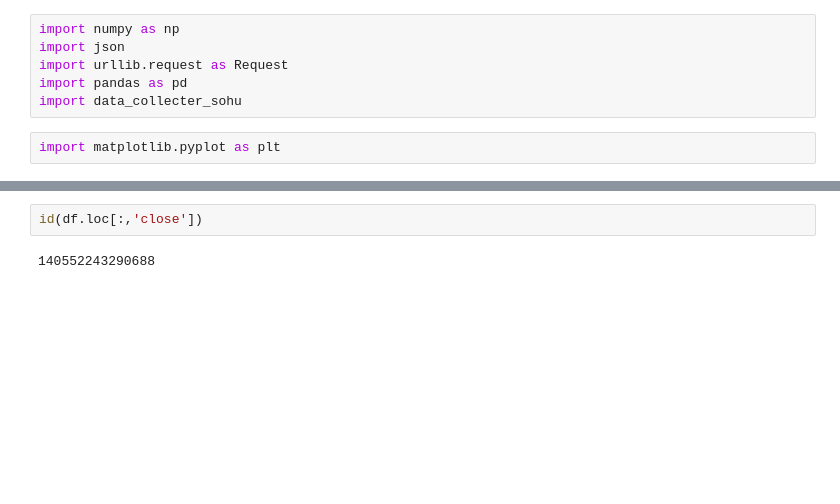
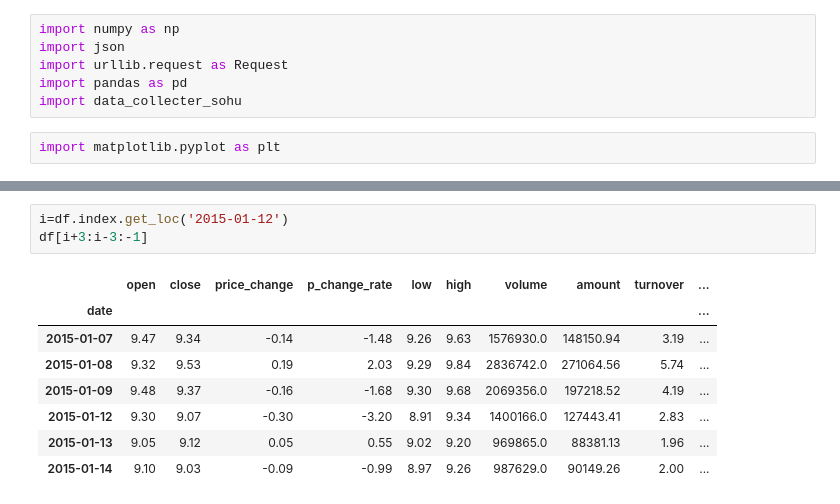
Before and after one commit to lasite/ML_stock, a Jupyter notebook: data analyze.ipynb, the cells around one changed output, grey strips where cells are left out. Cells and saved outputs as stored; diff of their text form; blank space fills up the shorter version.

```diff
--- a/data analyze.ipynb
+++ b/data analyze.ipynb
@@ -52,4 +68,12 @@ plt.show()
-# %%
-id(df.loc[:,'close'])
-# %% [output]
-140552243290688
+# %%
+i=df.index.get_loc('2015-01-12')
+df[i+3:i-3:-1]
+# %% [output]
+|  | open | close | price_change | p_change_rate | low | high | volume | amount | turnover | ... |
+| date |  |  |  |  |  |  |  |  |  | ... |
+| 2015-01-07 | 9.47 | 9.34 | -0.14 | -1.48 | 9.26 | 9.63 | 1576930.0 | 148150.94 | 3.19 | ... |
+| 2015-01-08 | 9.32 | 9.53 | 0.19 | 2.03 | 9.29 | 9.84 | 2836742.0 | 271064.56 | 5.74 | ... |
+| 2015-01-09 | 9.48 | 9.37 | -0.16 | -1.68 | 9.30 | 9.68 | 2069356.0 | 197218.52 | 4.19 | ... |
+| 2015-01-12 | 9.30 | 9.07 | -0.30 | -3.20 | 8.91 | 9.34 | 1400166.0 | 127443.41 | 2.83 | ... |
+| 2015-01-13 | 9.05 | 9.12 | 0.05 | 0.55 | 9.02 | 9.20 | 969865.0 | 88381.13 | 1.96 | ... |
+| 2015-01-14 | 9.10 | 9.03 | -0.09 | -0.99 | 8.97 | 9.26 | 987629.0 | 90149.26 | 2.00 | ... |
```
Also changed, not shown: parts of 8 cells of this notebook, 1 other file.
